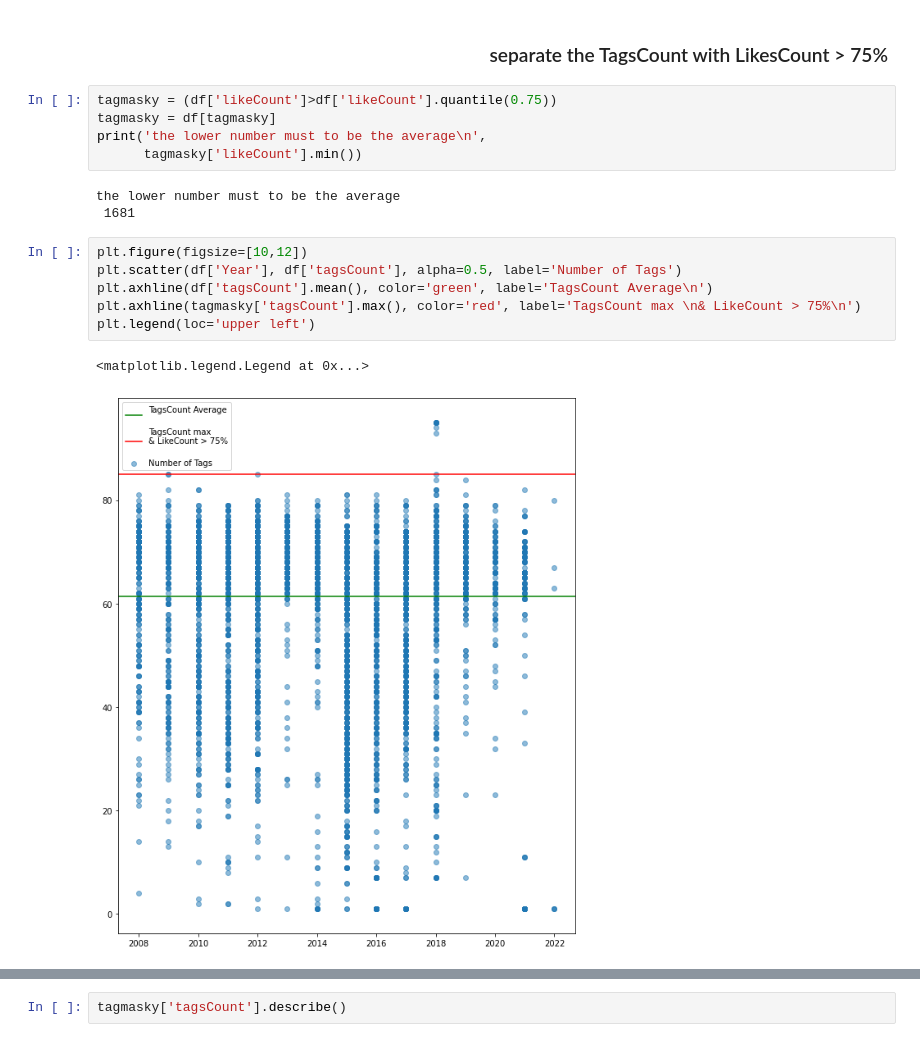
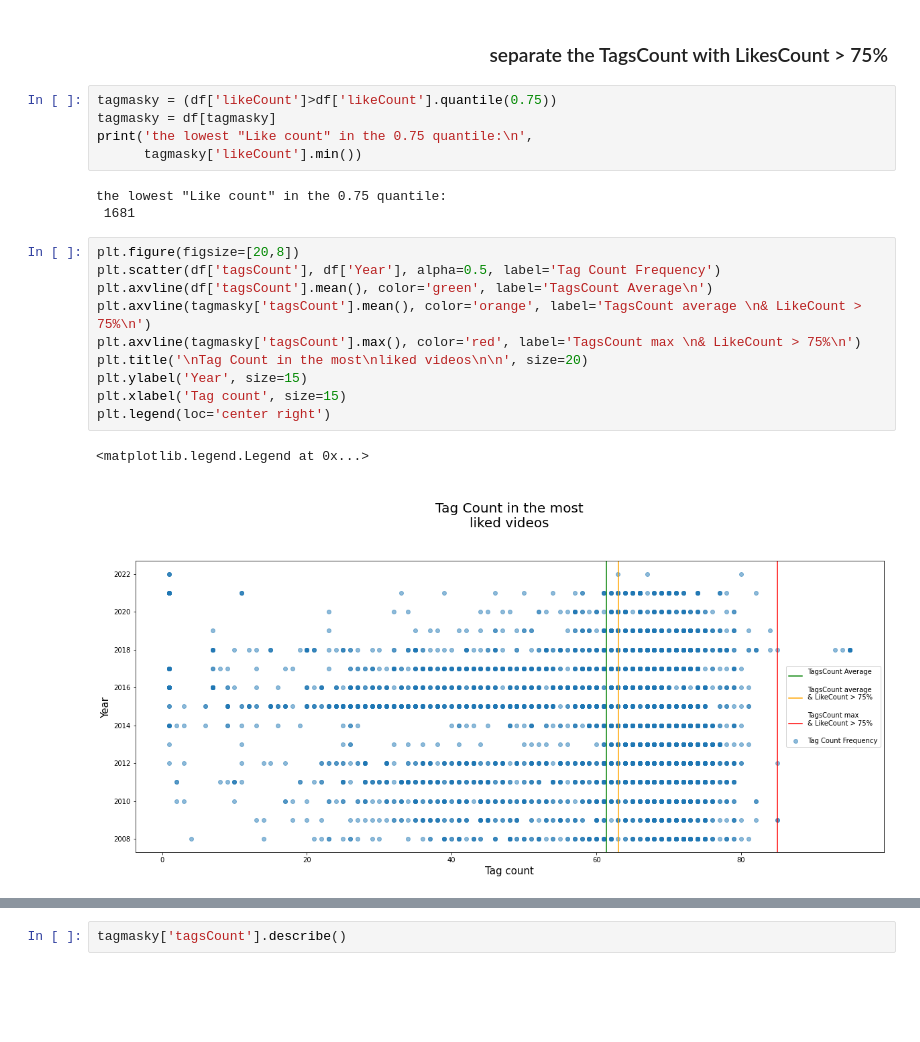
Before and after one commit to gabrielalastra/RedBull_youtubechannel, a Jupyter notebook: RedBull_data_visualize.ipynb, the cells around one changed output, grey strips where cells are left out. Cells and saved outputs as stored; diff of their text form; blank space fills up the shorter version.

```diff
--- a/RedBull_data_visualize.ipynb
+++ b/RedBull_data_visualize.ipynb
@@ -88,17 +122,21 @@ Name: likeCount, dtype: float64
 # %%
 tagmasky = (df['likeCount']>df['likeCount'].quantile(0.75))
 tagmasky = df[tagmasky]
-print('the lower number must to be the average\n',
+print('the lowest "Like count" in the 0.75 quantile:\n',
       tagmasky['likeCount'].min())
 # %% [output]
-the lower number must to be the average
+the lowest "Like count" in the 0.75 quantile:
  1681
 # %%
-plt.figure(figsize=[10,12])
-plt.scatter(df['Year'], df['tagsCount'], alpha=0.5, label='Number of Tags')
-plt.axhline(df['tagsCount'].mean(), color='green', label='TagsCount Average\n')
-plt.axhline(tagmasky['tagsCount'].max(), color='red', label='TagsCount max \n& LikeCount > 75%\n')
-plt.legend(loc='upper left')
+plt.figure(figsize=[20,8])
+plt.scatter(df['tagsCount'], df['Year'], alpha=0.5, label='Tag Count Frequency')
+plt.axvline(df['tagsCount'].mean(), color='green', label='TagsCount Average\n')
+plt.axvline(tagmasky['tagsCount'].mean(), color='orange', label='TagsCount average \n& LikeCount > 75%\n')
+plt.axvline(tagmasky['tagsCount'].max(), color='red', label='TagsCount max \n& LikeCount > 75%\n')
+plt.title('\nTag Count in the most\nliked videos\n\n', size=20)
+plt.ylabel('Year', size=15)
+plt.xlabel('Tag count', size=15)
+plt.legend(loc='center right')
 # %% [output]
 <matplotlib.legend.Legend at 0x...>
-[figure, old version]
+[figure, new version]
```
Also changed, not shown: parts of 25 cells of this notebook.
